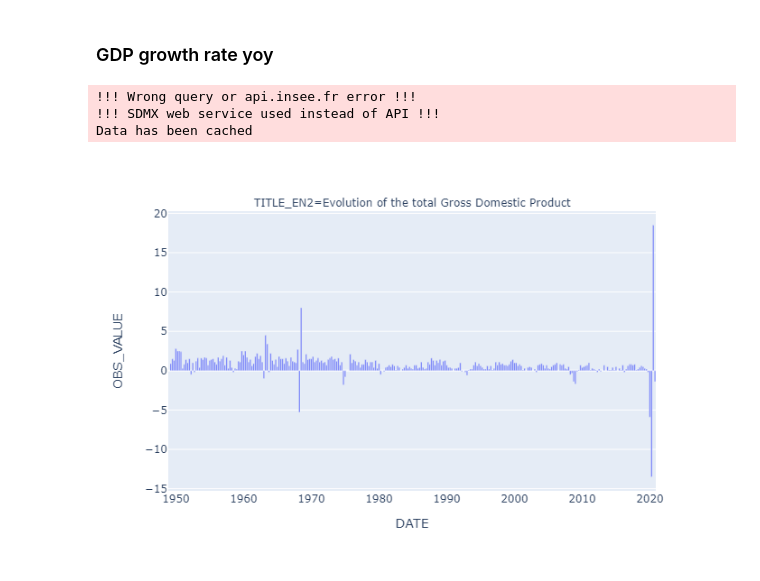
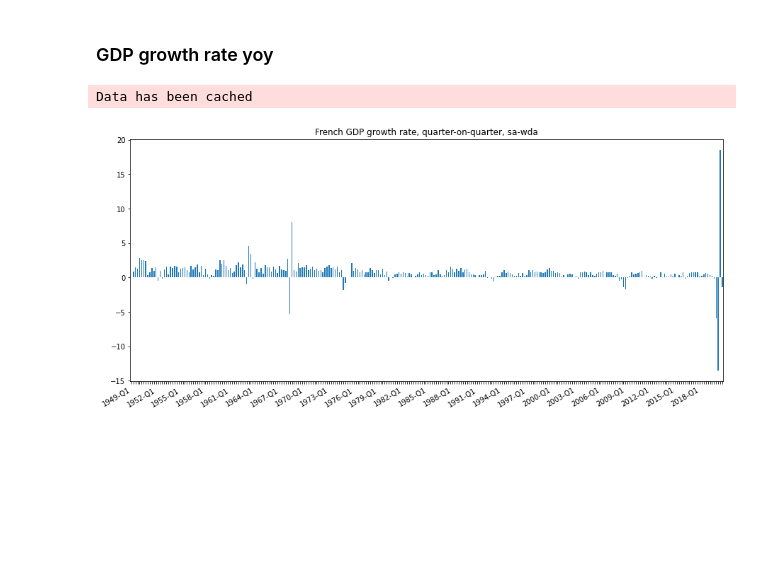
Before and after one commit to tfardet/pynsee, a Jupyter notebook: docs/examples/example_gdp_growth_rate_yoy.ipynb, the cells around one changed output. Saved outputs shown, nothing was run; the diff lists cells and outputs as text; code cells hidden in the pictures; blank space fills up the shorter version.

```diff
--- a/docs/examples/example_gdp_growth_rate_yoy.ipynb
+++ b/docs/examples/example_gdp_growth_rate_yoy.ipynb
@@ -2,32 +2,41 @@
 ### GDP growth rate yoy
 # %%
 
-from pynsee.macro import *
-import plotly.express as px
-from plotly.offline import plot
+from pynsee.macrodata import *
+
+import pandas as pd
+import matplotlib.ticker as ticker
+import matplotlib.pyplot as plt
 
 import os
 # Beware : any change to the keys should be tested in a new python session
-os.environ['insee_key'] = "my_key"
-os.environ['insee_secret'] = "my_secret"
+# os.environ['insee_key'] = "my_key"
+# os.environ['insee_secret'] = "my_secret"
 
 # get series key (idbank), for Gross domestic product balance
 id = get_idbank_list("CNT-2014-PIB-EQB-RF")
 
 id = id.loc[(id.FREQ == "T") &
             (id.OPERATION == "PIB") &
             (id.NATURE == "TAUX") &
             (id.CORRECTION == "CVS-CJO")]
 
 data = get_insee_idbank(id.idbank)
 data = split_title(df = data, n_split=2)
-# plot with plotly
-fig = px.bar(data, x = data.index, y = "OBS_VALUE",
-             facet_col = "TITLE_EN2", facet_col_wrap=5)
-fig.update_yaxes(matches=None)
-fig.show('png')
+
+# define plot
+ax = data.plot(kind='bar', x="TIME_PERIOD", stacked=True, y="OBS_VALUE", figsize=(15,7))
+#add title
+plt.title("French GDP growth rate, quarter-on-quarter, sa-wda")
+# customize x-axis tickers
+ticklabels = ['']*len(data.TIME_PERIOD)
+ticklabels[::12] = [item for item in data.TIME_PERIOD[::12]]
+ax.xaxis.set_major_formatter(ticker.FixedFormatter(ticklabels))
+plt.gcf().autofmt_xdate()
+#remove legend
+ax.get_legend().remove()
+#remove x-axistitle
+ax.xaxis.label.set_visible(False)
 # %% [output]
-!!! Wrong query or api.insee.fr error !!!
-!!! SDMX web service used instead of API !!!
 Data has been cached
-[figure, old version]
+[figure, new version]
```
Also changed, not shown: 1 other file.
